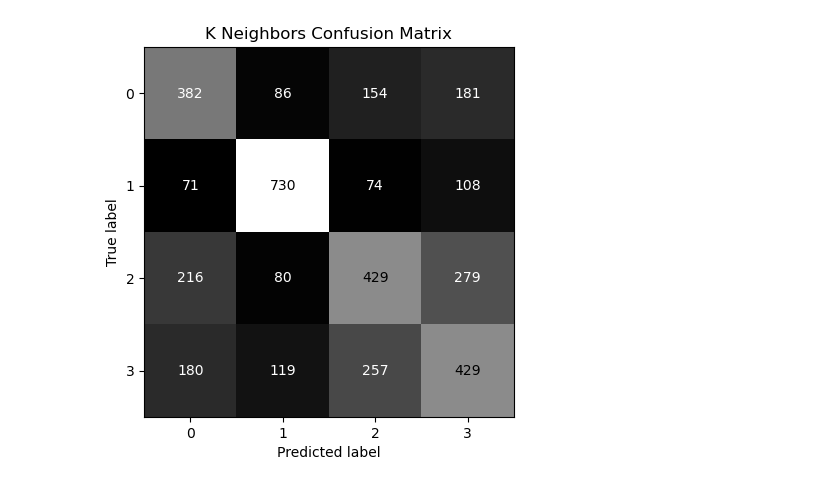
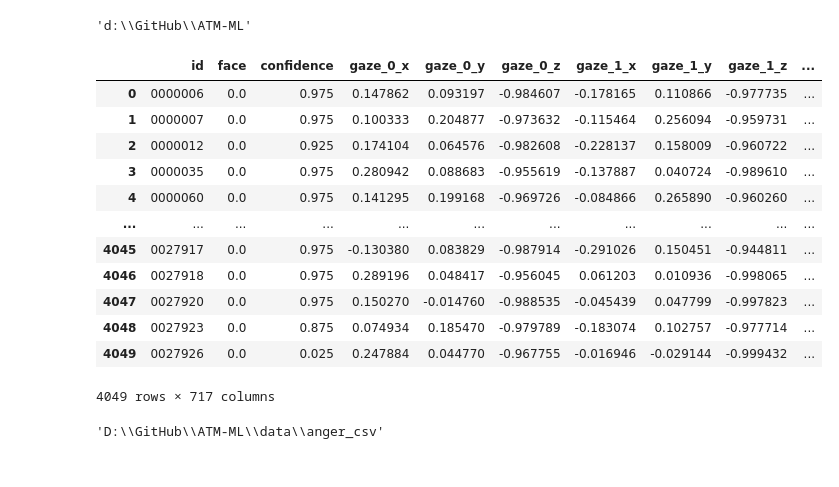
Before and after one commit to thomaspr1205/ATM-ML, a Jupyter notebook: combine_csv.ipynb, the cells around one changed output. Cells and saved outputs as stored; diff of their text form; code cells hidden in the pictures.

```diff
--- a/combine_csv.ipynb
+++ b/combine_csv.ipynb
@@ -379,8 +6,4 @@ y_pred_knn_labels = np.argmax(y_pred_knn, axis=1)
-# %%
-models = ['K Neighbors']
-predictions = [y_pred_knn_labels]
-pred_probabilities = [ y_model_knn_pred_proba]
-
-visualEvaluation(y_test_labels,models, predictions, pred_probabilities)
-# %% [output]
-[figure, removed]
+# %%
+os.getcwd()
+# %% [output]
+'d:\\GitHub\\ATM-ML'
@@ -386,0 +24,22 @@ visualEvaluation(y_test_labels,models, predictions, pred_probabilities)
+# %%
+df = df[df.face < 2] ######################### RUN THIS (need to modify for specific emotion)
+df['emotion'] = 1
+df['anger'] = 1
+df['sad'] = 0
+df['happiness'] = 0
+df['neutral'] = 0
+df
+# %% [output]
+|  | id | face | confidence | gaze_0_x | gaze_0_y | gaze_0_z | gaze_1_x | gaze_1_y | gaze_1_z | ... |
+| 0 | 0000006 | 0.0 | 0.975 | 0.147862 | 0.093197 | -0.984607 | -0.178165 | 0.110866 | -0.977735 | ... |
+| 1 | 0000007 | 0.0 | 0.975 | 0.100333 | 0.204877 | -0.973632 | -0.115464 | 0.256094 | -0.959731 | ... |
+| 2 | 0000012 | 0.0 | 0.925 | 0.174104 | 0.064576 | -0.982608 | -0.228137 | 0.158009 | -0.960722 | ... |
+| 3 | 0000035 | 0.0 | 0.975 | 0.280942 | 0.088683 | -0.955619 | -0.137887 | 0.040724 | -0.989610 | ... |
+| 4 | 0000060 | 0.0 | 0.975 | 0.141295 | 0.199168 | -0.969726 | -0.084866 | 0.265890 | -0.960260 | ... |
+| ... | ... | ... | ... | ... | ... | ... | ... | ... | ... | ... |
+| 4045 | 0027917 | 0.0 | 0.975 | -0.130380 | 0.083829 | -0.987914 | -0.291026 | 0.150451 | -0.944811 | ... |
+| 4046 | 0027918 | 0.0 | 0.975 | 0.289196 | 0.048417 | -0.956045 | 0.061203 | 0.010936 | -0.998065 | ... |
+| 4047 | 0027920 | 0.0 | 0.975 | 0.150270 | -0.014760 | -0.988535 | -0.045439 | 0.047799 | -0.997823 | ... |
+| 4048 | 0027923 | 0.0 | 0.875 | 0.074934 | 0.185470 | -0.979789 | -0.183074 | 0.102757 | -0.977714 | ... |
+| 4049 | 0027926 | 0.0 | 0.025 | 0.247884 | 0.044770 | -0.967755 | -0.016946 | -0.029144 | -0.999432 | ... |
+4049 rows × 717 columns
@@ -386,0 +48,4 @@ visualEvaluation(y_test_labels,models, predictions, pred_probabilities)
+# %%
+os.getcwd()
+# %% [output]
+'D:\\GitHub\\ATM-ML\\data\\anger_csv'
```
Also changed, not shown: parts of 44 cells of this notebook, 3 other files.
